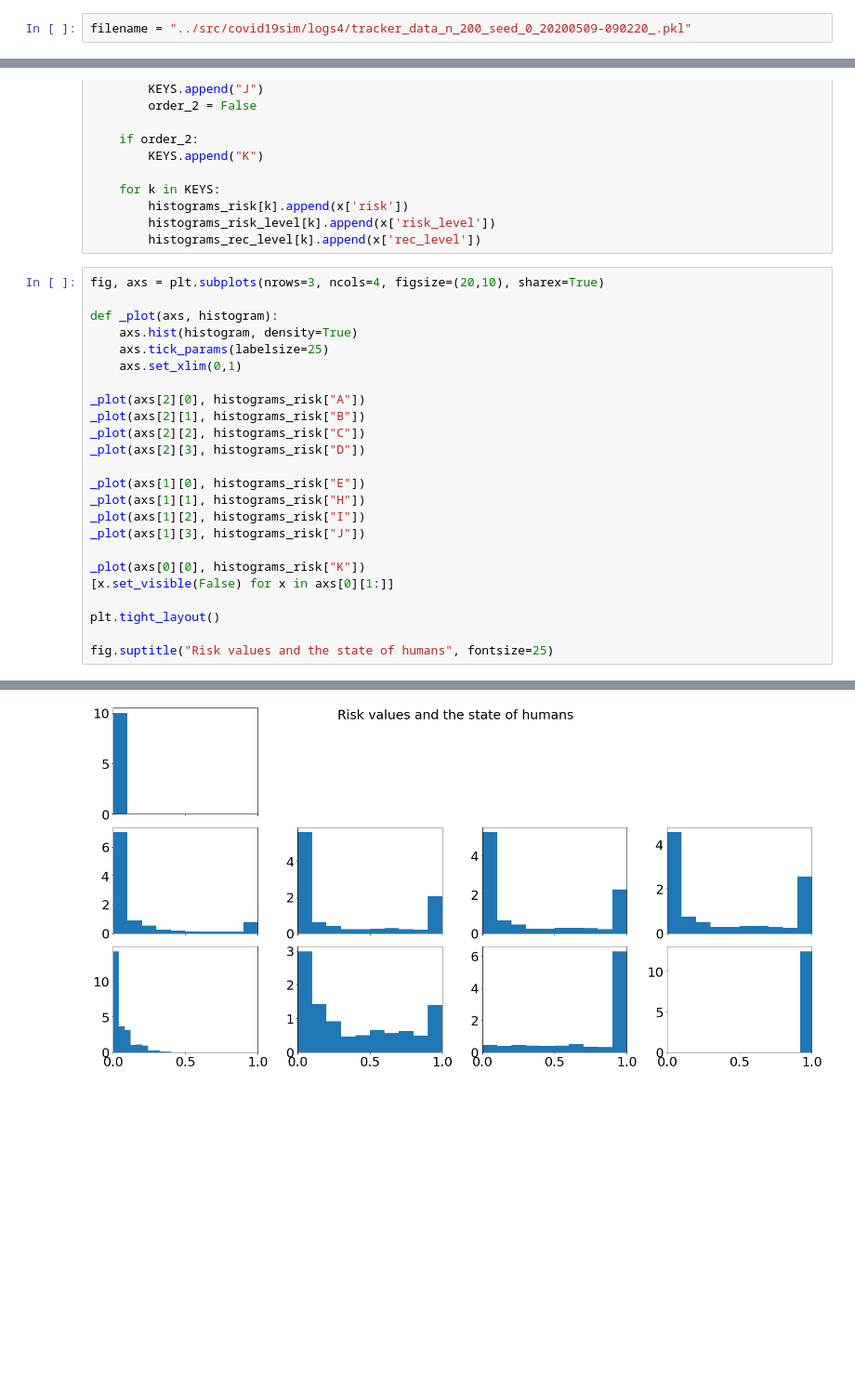
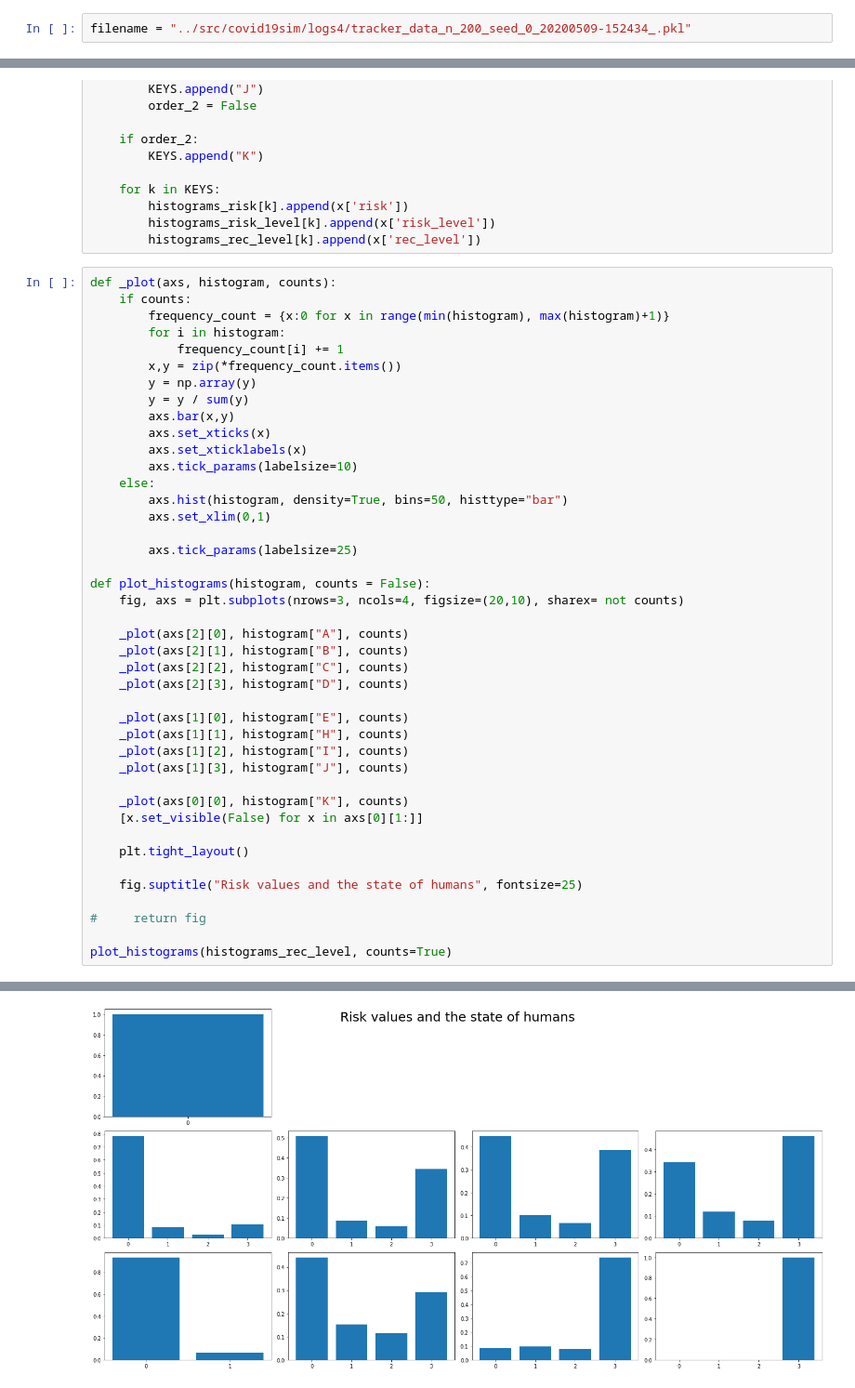
Before and after one commit to mila-iqia/COVI-AgentSim, a Jupyter notebook: notebooks/recommendation_analysis.ipynb, the cells around one changed output, grey strips where cells are left out. Shown at 93% size. Cells and saved outputs as stored; diff of their text form; blank space fills up the shorter version.

```diff
--- a/notebooks/recommendation_analysis.ipynb
+++ b/notebooks/recommendation_analysis.ipynb
@@ -36,7 +36,7 @@ plt.show()
 # %% [output]
 [figure]
 # %%
-filename = "../src/covid19sim/logs4/tracker_data_n_200_seed_0_20200509-090220_.pkl"
+filename = "../src/covid19sim/logs4/tracker_data_n_200_seed_0_20200509-152434_.pkl"
 # %%
 data = dill.load(open(filename,"rb"))
 # %%
@@ -87,27 +87,45 @@ for x in risk_attributes:
         histograms_risk_level[k].append(x['risk_level'])
         histograms_rec_level[k].append(x['rec_level'])
 # %%
-fig, axs = plt.subplots(nrows=3, ncols=4, figsize=(20,10), sharex=True)
+def _plot(axs, histogram, counts):
+    if counts:
+        frequency_count = {x:0 for x in range(min(histogram), max(histogram)+1)}
+        for i in histogram:
+            frequency_count[i] += 1
+        x,y = zip(*frequency_count.items())
+        y = np.array(y)
+        y = y / sum(y)
+        axs.bar(x,y)
+        axs.set_xticks(x)
+        axs.set_xticklabels(x)
+        axs.tick_params(labelsize=10)
+    else:
+        axs.hist(histogram, density=True, bins=50, histtype="bar")
+        axs.set_xlim(0,1)
 
-def _plot(axs, histogram):
-    axs.hist(histogram, density=True)
-    axs.tick_params(labelsize=25)
-    axs.set_xlim(0,1)
+        axs.tick_params(labelsize=25)
 
-_plot(axs[2][0], histograms_risk["A"])
-_plot(axs[2][1], histograms_risk["B"])
-_plot(axs[2][2], histograms_risk["C"])
-_plot(axs[2][3], histograms_risk["D"])
+def plot_histograms(histogram, counts = False):
+    fig, axs = plt.subplots(nrows=3, ncols=4, figsize=(20,10), sharex= not counts)
 
-_plot(axs[1][0], histograms_risk["E"])
-_plot(axs[1][1], histograms_risk["H"])
-_plot(axs[1][2], histograms_risk["I"])
-_plot(axs[1][3], histograms_risk["J"])
+    _plot(axs[2][0], histogram["A"], counts)
+    _plot(axs[2][1], histogram["B"], counts)
+    _plot(axs[2][2], histogram["C"], counts)
+    _plot(axs[2][3], histogram["D"], counts)
 
-_plot(axs[0][0], histograms_risk["K"])
-[x.set_visible(False) for x in axs[0][1:]]
+    _plot(axs[1][0], histogram["E"], counts)
+    _plot(axs[1][1], histogram["H"], counts)
+    _plot(axs[1][2], histogram["I"], counts)
+    _plot(axs[1][3], histogram["J"], counts)
 
-plt.tight_layout()
+    _plot(axs[0][0], histogram["K"], counts)
+    [x.set_visible(False) for x in axs[0][1:]]
 
-fig.suptitle("Risk values and the state of humans", fontsize=25)
+    plt.tight_layout()
+
+    fig.suptitle("Risk values and the state of humans", fontsize=25)
+
+#     return fig
+
+plot_histograms(histograms_rec_level, counts=True)
 # %% [output]
@@ -115 +132 @@ Text(0.5, 0.98, 'Risk values and the state of humans')
-[figure, old version]
+[figure, new version]
```
Also changed, not shown: parts of 9 cells of this notebook, 5 other files.
